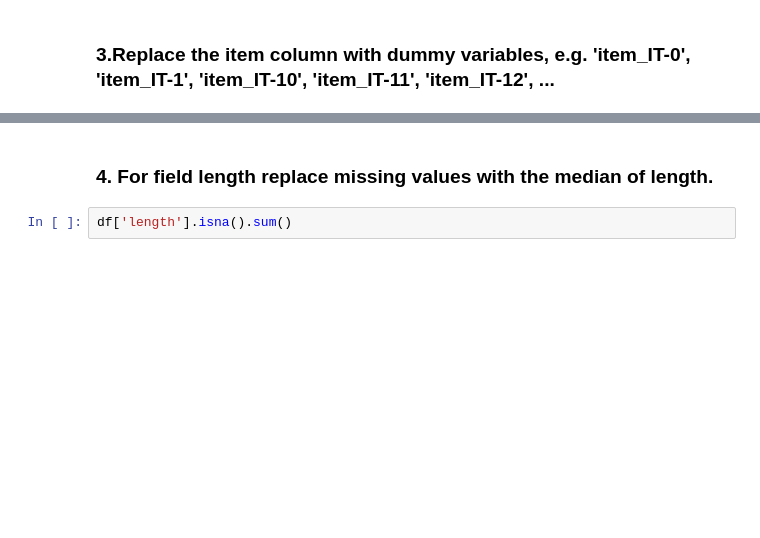
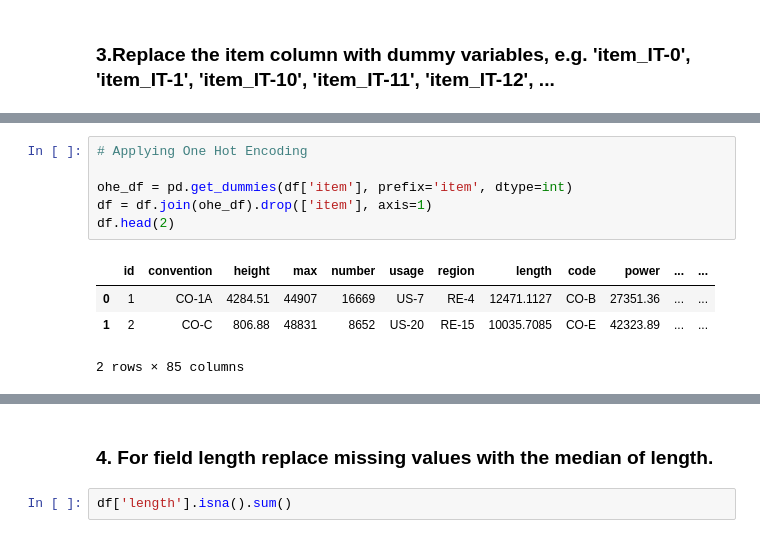
Before and after one commit to rishi-wqd190004/t81_588_course, a Jupyter notebook: assignments/assignment_1.ipynb, the cells around one changed output, grey strips where cells are left out. Saved outputs shown, nothing was run; the diff lists cells and outputs as text; blank space fills up the shorter version.

```diff
--- a/assignments/assignment_1.ipynb
+++ b/assignments/assignment_1.ipynb
@@ -72,3 +80,14 @@ ohe = OneHotEncoder()
+# %%
+# Applying One Hot Encoding
+
+ohe_df = pd.get_dummies(df['item'], prefix='item', dtype=int)
+df = df.join(ohe_df).drop(['item'], axis=1)
+df.head(2)
+# %% [output]
+|  | id | convention | height | max | number | usage | region | length | code | power | ... | ... |
+| 0 | 1 | CO-1A | 4284.51 | 44907 | 16669 | US-7 | RE-4 | 12471.1127 | CO-B | 27351.36 | ... | ... |
+| 1 | 2 | CO-C | 806.88 | 48831 | 8652 | US-20 | RE-15 | 10035.7085 | CO-E | 42323.89 | ... | ... |
+2 rows × 85 columns
 # %%
 df.head(2)
 # %% [output]
```
Also changed, not shown: parts of 11 cells of this notebook.
